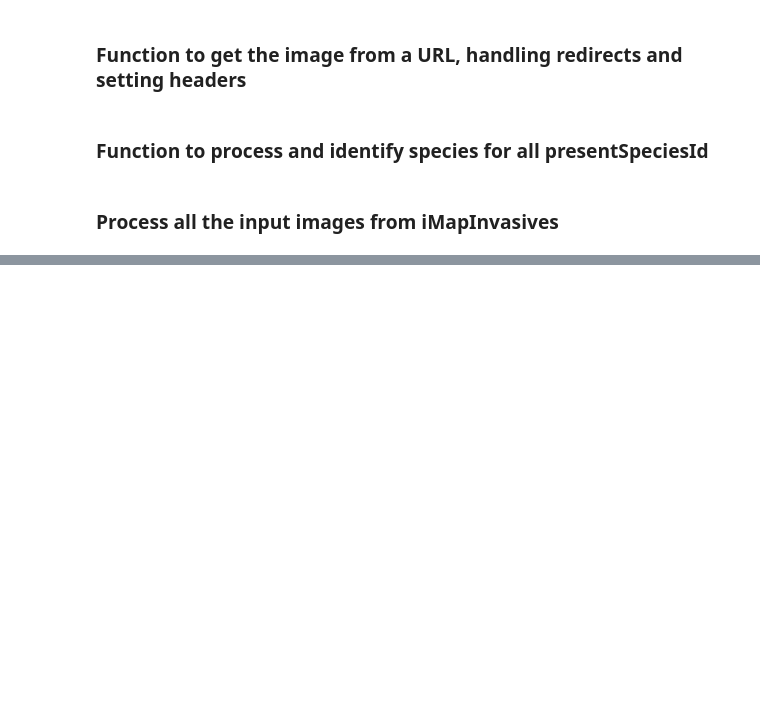
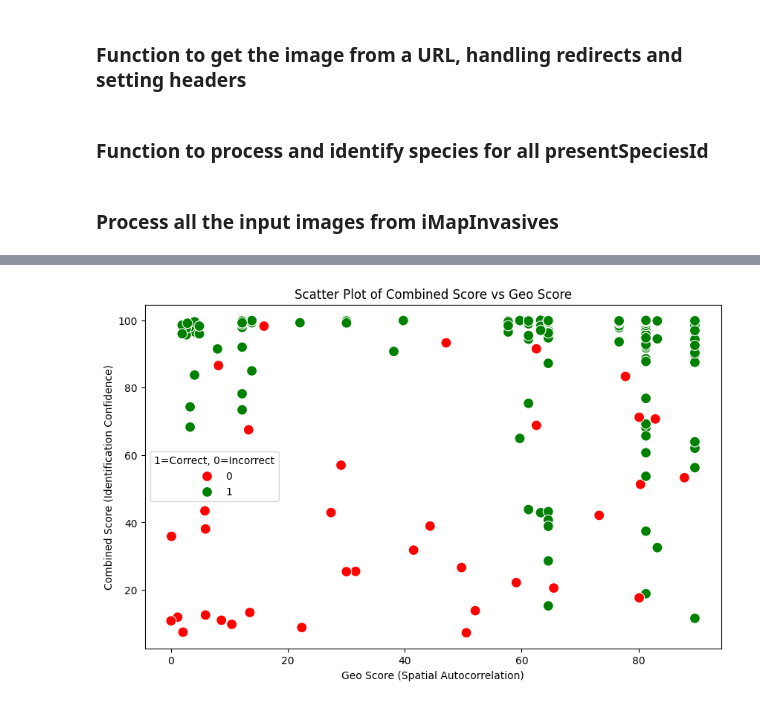
Before and after one commit to tmollick95/iMapInvasives, a Jupyter notebook: Code/Model training and validation code.ipynb, the cells around one changed output, grey strips where cells are left out. Drawn from its saved outputs; the diff is of its cells as text; code cells hidden in the pictures; blank space fills up the shorter version.

```diff
--- a/Code/Model training and validation code.ipynb
+++ b/Code/Model training and validation code.ipynb
@@ -406,0 +420,9 @@ df.head()
+# %%
+# Filter the DataFrame to exclude rows
+filtered_df = df[
+    (df['iMapPhoto'] != 'No Photo') &
+    (df['imap_sci'] != 'Ailanthus altissima')
+]
+
+# Display the filtered DataFrame
+filtered_df.head()
@@ -406,0 +436,11 @@ df.head()
+# %%
+# Scatter plot: com_score vs. geo_score colored by species_label
+plt.figure(figsize=(10, 6))
+sns.scatterplot(data= filtered_df, x='geo_score', y='com_score', hue='species_label', palette={1: 'green', 0: 'red'}, s=100)
+plt.title('Scatter Plot of Combined Score vs Geo Score')
+plt.xlabel('Geo Score (Spatial Autocorrelation)')
+plt.ylabel('Combined Score (Identification Confidence)')
+plt.legend(title='1=Correct, 0=Incorrect')
+plt.show()
+# %% [output]
+[figure, added]
```
Also changed, not shown: parts of 12 cells of this notebook.
